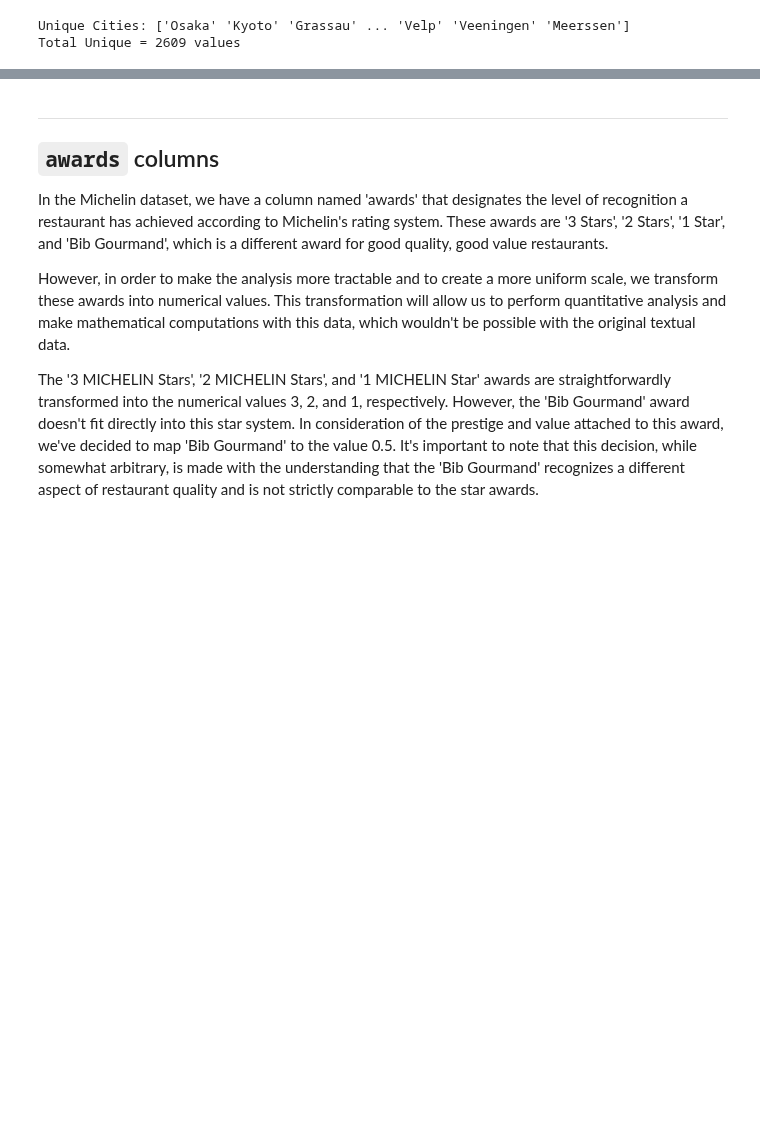
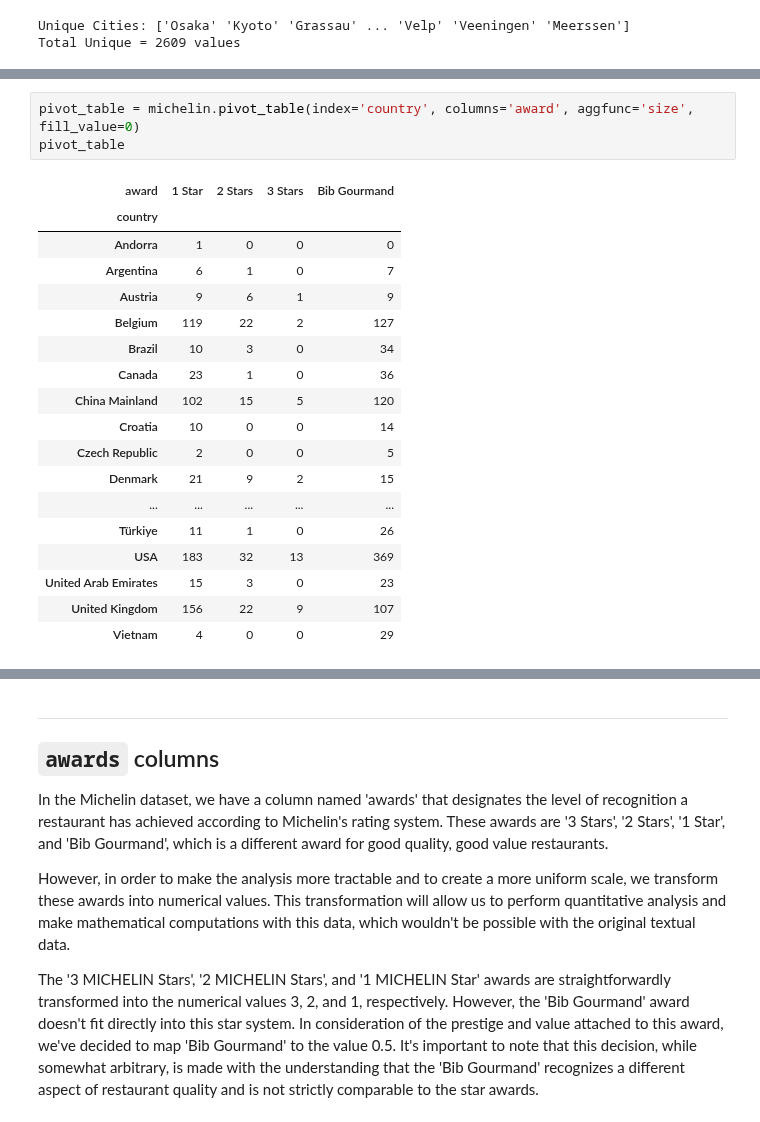
Before and after one commit to pineapple-bois/Michelin_Rated_Restaurants, a Jupyter notebook: Years/2024/Notebooks/Data-Preparation.ipynb, the cells around one changed output, grey strips where cells are left out. Drawn from its saved outputs; the diff is of its cells as text; blank space fills up the shorter version.

```diff
--- a/Years/2024/Notebooks/Data-Preparation.ipynb
+++ b/Years/2024/Notebooks/Data-Preparation.ipynb
@@ -170,0 +175,22 @@ michelin.head()
+# %%
+pivot_table = michelin.pivot_table(index='country', columns='award', aggfunc='size', fill_value=0)
+pivot_table
+# %% [output]
+| award | 1 Star | 2 Stars | 3 Stars | Bib Gourmand |
+| country |  |  |  |  |
+| Andorra | 1 | 0 | 0 | 0 |
+| Argentina | 6 | 1 | 0 | 7 |
+| Austria | 9 | 6 | 1 | 9 |
+| Belgium | 119 | 22 | 2 | 127 |
+| Brazil | 10 | 3 | 0 | 34 |
+| Canada | 23 | 1 | 0 | 36 |
+| China Mainland | 102 | 15 | 5 | 120 |
+| Croatia | 10 | 0 | 0 | 14 |
+| Czech Republic | 2 | 0 | 0 | 5 |
+| Denmark | 21 | 9 | 2 | 15 |
+| ... | ... | ... | ... | ... |
+| Türkiye | 11 | 1 | 0 | 26 |
+| USA | 183 | 32 | 13 | 369 |
+| United Arab Emirates | 15 | 3 | 0 | 23 |
+| United Kingdom | 156 | 22 | 9 | 107 |
+| Vietnam | 4 | 0 | 0 | 29 |
```
Also changed, not shown: parts of 3 cells of this notebook.
